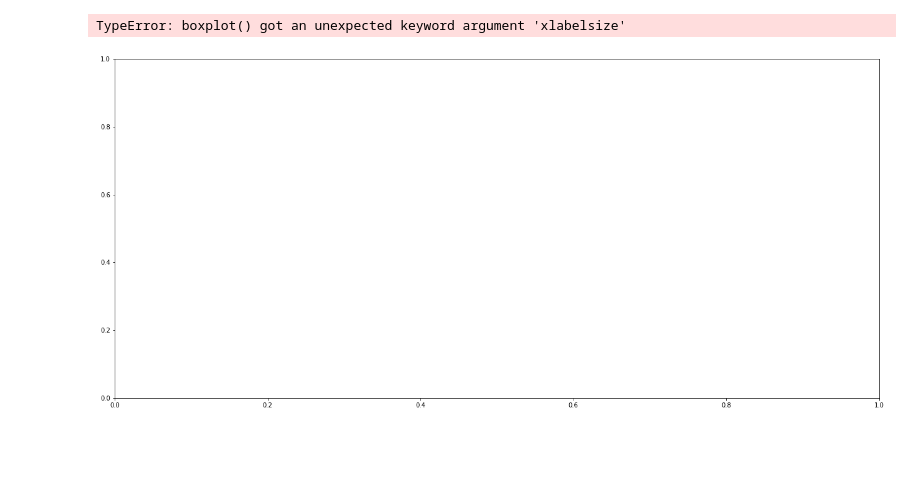
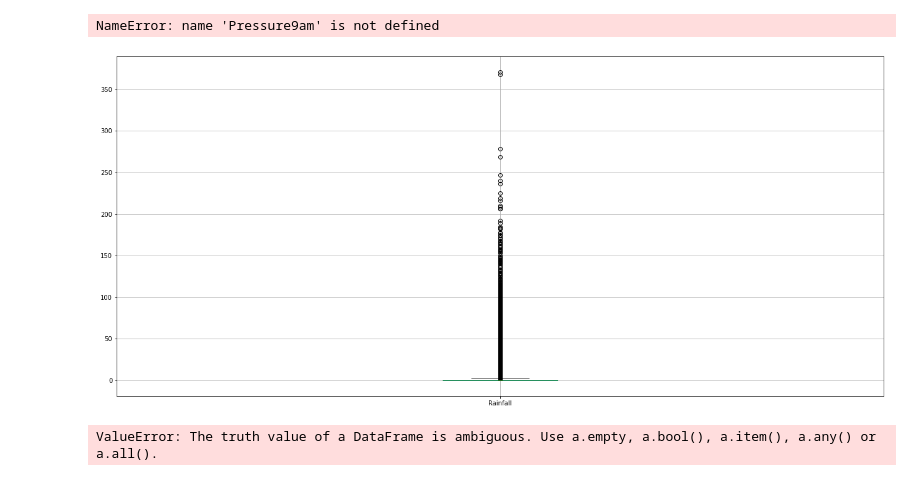
Before and after one commit to ezeguins/analisis_datos_TP, a Jupyter notebook: visualization2.ipynb, the cells around one changed output. Drawn from its saved outputs; the diff is of its cells as text; code cells hidden in the pictures; blank space fills up the shorter version.

```diff
--- a/visualization2.ipynb
+++ b/visualization2.ipynb
@@ -35,22 +91,26 @@ sns.heatmap(data=np.abs(correlation_matrix), annot=True,ax=axes,cmap='Greens');
 # %%
 # muy alta correlación lineal entre Temp9am y MinTemp. También entre Temp3pm y MaxTemp, como es lógico. Podríamos eliminar dos variables
 # falta ver que sucede con las categoricas
-# %%
-# Visualizamos los datos de cada columna
-def display_boxplot(dataset):
-    fig = dataset.boxplot(xlabelsize=12, ylabelsize=12,figsize=(22,10), color='blue', bins=20)
-    [x.title.set_size(14) for x in fig.ravel()]
-    plt.tight_layout()
-    plt.show()
-display_boxplot(dataset)
-
-#np.random.seed(1234)
-
-#df = pd.DataFrame(np.random.randn(10, 4),
-
-#                  columns=['Col1', 'Col2', 'Col3', 'Col4'])
-
-#boxplot = df.boxplot(column=['Col1', 'Col2', 'Col3'])
-# %% [output]
-TypeError: boxplot() got an unexpected keyword argument 'xlabelsize'
-[figure, removed]
+# %%
+# Visualizamos los datos de cada columna
+def display_boxplot(dataset):
+    fig = dataset.boxplot(figsize=(22,10))
+# %%
+display_boxplot(pd.DataFrame(dataset_["Rainfall"]))
+display_boxplot(pd.DataFrame(dataset_[Pressure9am,Pressure3am]))
+# %% [output]
+NameError: name 'Pressure9am' is not defined
+[figure, added]
+# %%
+"""for column in dataset_:
+    if  column not in ["Rainfall","Pressure9am","Pressure3am"]:
+        display_boxplot(pd.DataFrame(dataset_[column]))
+    elif column == "Rainfall":
+        display_boxplot(pd.DataFrame(dataset_[column]))
+    else:
+        display_boxplot(pd.DataFrame(dataset_[column]))"""
+
+
+display_boxplot(dataset_.loc[:, pd.DataFrame(dataset_.columns) not in ["Rainfall","Pressure9am","Pressure3am"]])
+# %% [output]
+ValueError: The truth value of a DataFrame is ambiguous. Use a.empty, a.bool(), a.item(), a.any() or a.all().
```
Also changed, not shown: parts of 8 cells of this notebook.
